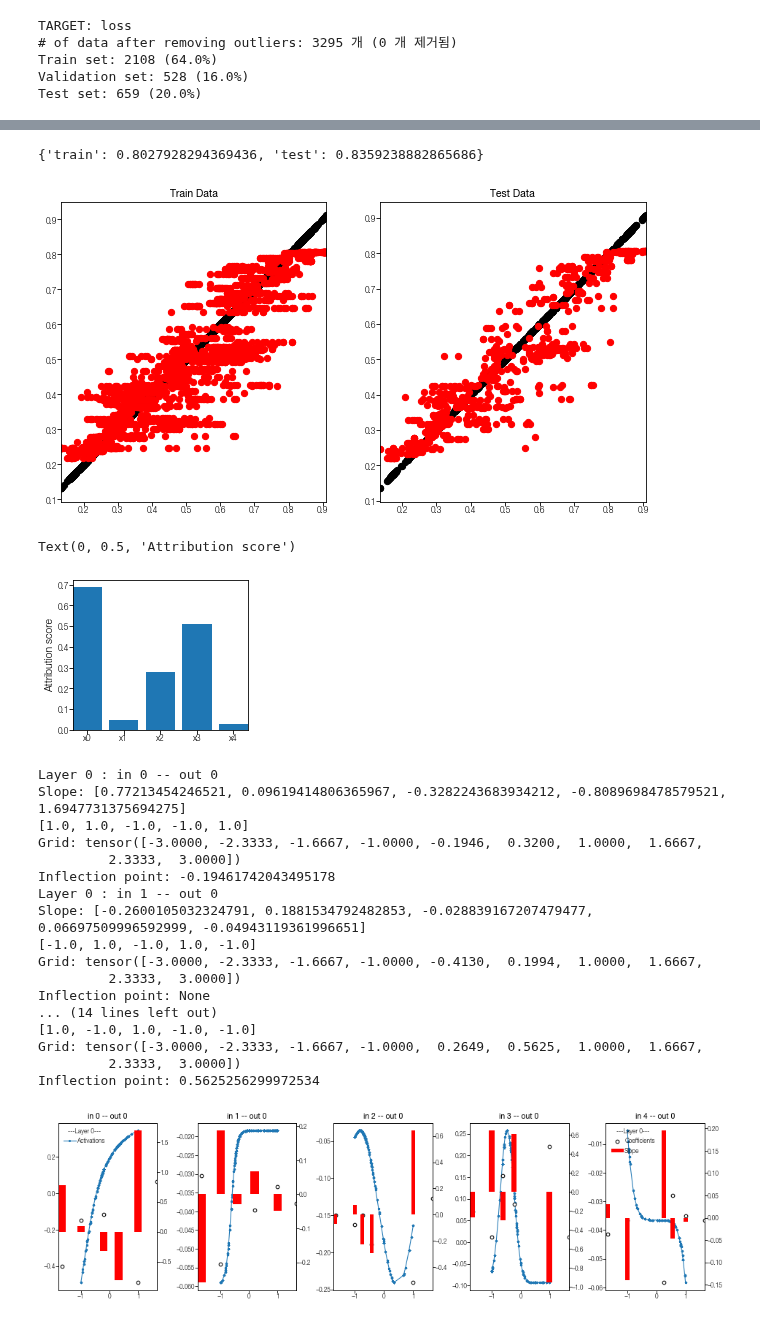
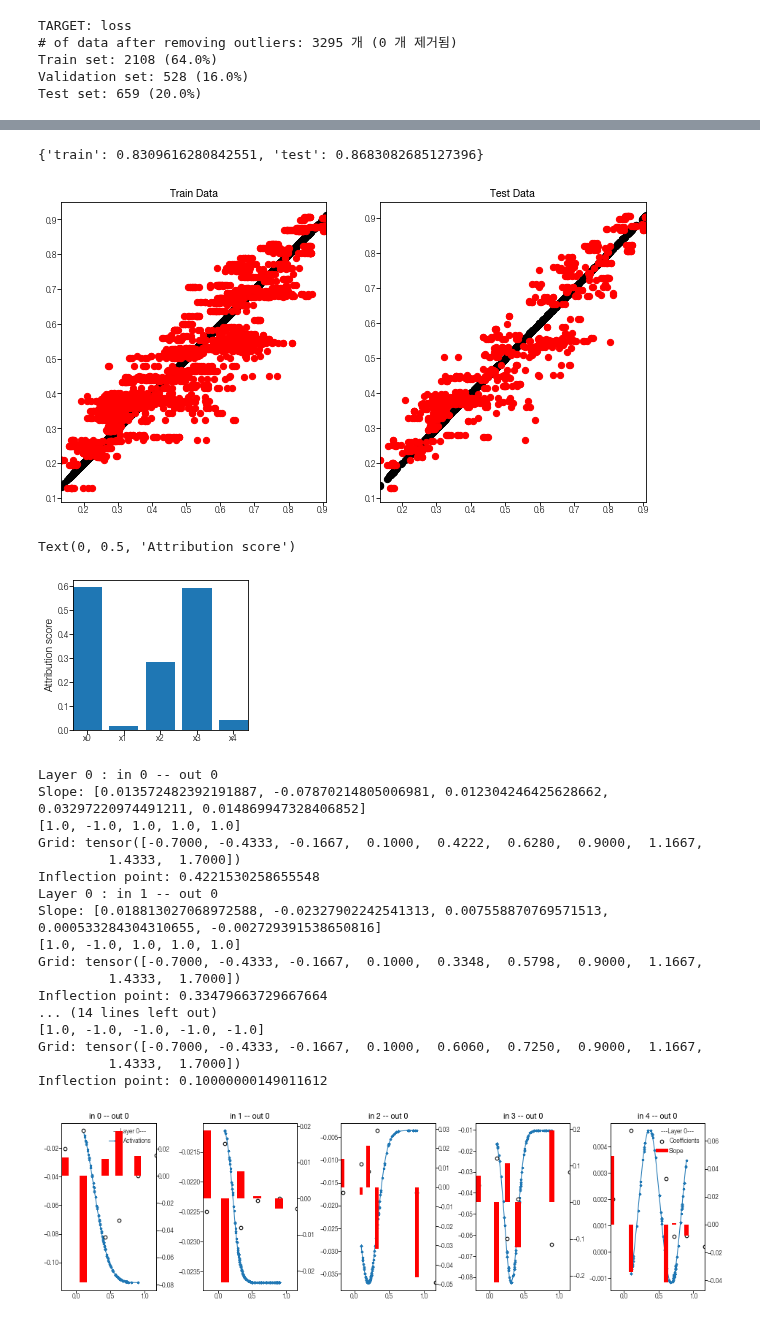
Before and after one commit to Hyein-coder/pykan, a Jupyter notebook: github/workflows/Hyein/material_02_AgNP.ipynb, the cells around one changed output, grey strips where cells are left out. Drawn from its saved outputs; the diff is of its cells as text; code cells hidden in the pictures.

Commit message:
The feature range for MinMaxScaler was the problem!

```diff
--- a/github/workflows/Hyein/material_02_AgNP.ipynb
+++ b/github/workflows/Hyein/material_02_AgNP.ipynb
@@ -47,8 +47,9 @@ print(f"Train set: {len(X_train)} ({len(X_train) / len(X) * 100:.1f}%)")
 print(f"Validation set: {len(X_val)} ({len(X_val) / len(X) * 100:.1f}%)")
 print(f"Test set: {len(X_test)} ({len(X_test) / len(X) * 100:.1f}%)")
 
-scaler_X = MinMaxScaler(feature_range=(-1,1))
-scaler_y = MinMaxScaler(feature_range=(-1,1))
+feature_range = (0.1, 0.9)
+scaler_X = MinMaxScaler(feature_range=feature_range)
+scaler_y = MinMaxScaler(feature_range=feature_range)
 
 X_train_norm = scaler_X.fit_transform(X_train)
 y_train_norm = scaler_y.fit_transform(y_train)
@@ -85,7 +86,9 @@ plt.show()
 from kan.experiments.multkan_hparam_sweep import evaluate_params
 params = {k: v for k, v in d_opt_flat.items() if "param_" in k}
 params = {key.replace('param_', ''): value for key, value in params.items()}
-# params['max_grid'] = 3
+
+params['max_grid'] = 3
+params['grid_range'] = feature_range
 
 res, model, fit_kwargs, dataset = evaluate_params(
     X_train_norm, y_train_norm, X_val_norm, y_val_norm, params, X_test_norm, y_test_norm, 0, scaler_y, device.type,
@@ -154,8 +160,8 @@ ax_test.set_title("Test Data")
 plt.show()
 plt.show()
 # %% [output]
-{'train': 0.8027928294369436, 'test': 0.8359238882865686}
+{'train': 0.8309616280842551, 'test': 0.8683082685127396}
-[figure, old version]
+[figure, new version]
 # %%
 import matplotlib.pyplot as plt
 
@@ -167,7 +173,7 @@ ax.bar([f"x{i}" for i in range(scores_tot.shape[0])], scores_tot.tolist())
 ax.set_ylabel("Attribution score")
 # %% [output]
 Text(0, 0.5, 'Attribution score')
-[figure, old version]
+[figure, new version]
 # %%
 import numpy as np
 
@@ -186,8 +192,8 @@ def find_index_sign_revert(data_list, epsilon=5e-3):
         int or None: The first index of a persistent sign change,
                      or None if no such change is found.
     """
-    # if len(data_list) < 3:
-    #     return None
+    if len(data_list) < 3:
+        return None
 
     effective_signs = [np.sign(data_list[0])]
 
@@ -243,48 +249,48 @@ for l in layers_to_plot:
             second_axs[j, i] = ax2
             ax2.scatter(act.grid[i, spline_radius:-spline_radius], coef_node,
                        s=20, color='white', edgecolor='k', label='Coefficients')
             slope = [x - y for x, y in zip(coef_node[1:], coef_node[:-1])]
             slope_2nd = [(x - y)*10 for x, y in zip(slope[1:], slope[:-1])]
             bars = ax2.bar(act.grid[i, spline_radius:-(spline_radius + 1)], slope,
                     width=bar_width, align='center', color='r', label='Slope')
             ax.set_title(f'in {i} -- out {j}', fontsize=10)
 
             print(f'Layer {l} : in {i} -- out {j}')
             print(f'Slope: {slope}')
 
             idx_revert = find_index_sign_revert(slope)
             if idx_revert is None:
                 inflection_val = None
             else:
                 inflection_val = act.grid[i, spline_radius + idx_revert]
             inflection_points_per_layer.append(inflection_val)
 
             print(f'Grid: {act.grid[i, :]}')
             print(f'Inflection point: {inflection_val}')
     axs[0, 0].legend(loc='best', fontsize=8, title=f'---Layer {l}---', title_fontsize=8)
     second_axs[-1, -1].legend(loc='best', fontsize=8, title=f'---Layer {l}---', title_fontsize=8)
     inflection_points.append(inflection_points_per_layer)
 
     plt.show()
 # %% [output]
 Layer 0 : in 0 -- out 0
-Slope: [0.77213454246521, 0.09619414806365967, -0.3282243683934212, -0.8089698478579521, 1.6947731375694275]
-[1.0, 1.0, -1.0, -1.0, 1.0]
-Grid: tensor([-3.0000, -2.3333, -1.6667, -1.0000, -0.1946,  0.3200,  1.0000,  1.6667,
-         2.3333,  3.0000])
-Inflection point: -0.19461742043495178
+Slope: [0.013572482392191887, -0.07870214805006981, 0.012304246425628662, 0.03297220974491211, 0.014869947328406852]
+[1.0, -1.0, 1.0, 1.0, 1.0]
+Grid: tensor([-0.7000, -0.4333, -0.1667,  0.1000,  0.4222,  0.6280,  0.9000,  1.1667,
+         1.4333,  1.7000])
+Inflection point: 0.4221530258655548
 Layer 0 : in 1 -- out 0
-Slope: [-0.2600105032324791, 0.1881534792482853, -0.028839167207479477, 0.06697509996592999, -0.04943119361996651]
-[-1.0, 1.0, -1.0, 1.0, -1.0]
-Grid: tensor([-3.0000, -2.3333, -1.6667, -1.0000, -0.4130,  0.1994,  1.0000,  1.6667,
-         2.3333,  3.0000])
-Inflection point: None
+Slope: [0.018813027068972588, -0.02327902242541313, 0.007558870769571513, 0.000533284304310655, -0.002729391538650816]
+[1.0, -1.0, 1.0, 1.0, 1.0]
+Grid: tensor([-0.7000, -0.4333, -0.1667,  0.1000,  0.3348,  0.5798,  0.9000,  1.1667,
+         1.4333,  1.7000])
+Inflection point: 0.33479663729667664
 ... (14 lines left out)
-[1.0, -1.0, 1.0, -1.0, -1.0]
-Grid: tensor([-3.0000, -2.3333, -1.6667, -1.0000,  0.2649,  0.5625,  1.0000,  1.6667,
-         2.3333,  3.0000])
-Inflection point: 0.5625256299972534
+[1.0, -1.0, -1.0, -1.0, -1.0]
+Grid: tensor([-0.7000, -0.4333, -0.1667,  0.1000,  0.6060,  0.7250,  0.9000,  1.1667,
+         1.4333,  1.7000])
+Inflection point: 0.10000000149011612
-[figure, old version]
+[figure, new version]
 # %%
 mask_idx = 0
 mask_interval = [-1, inflection_points[0][mask_idx], 1]
```
Also changed, not shown: parts of 4 cells of this notebook, 1 other file.
